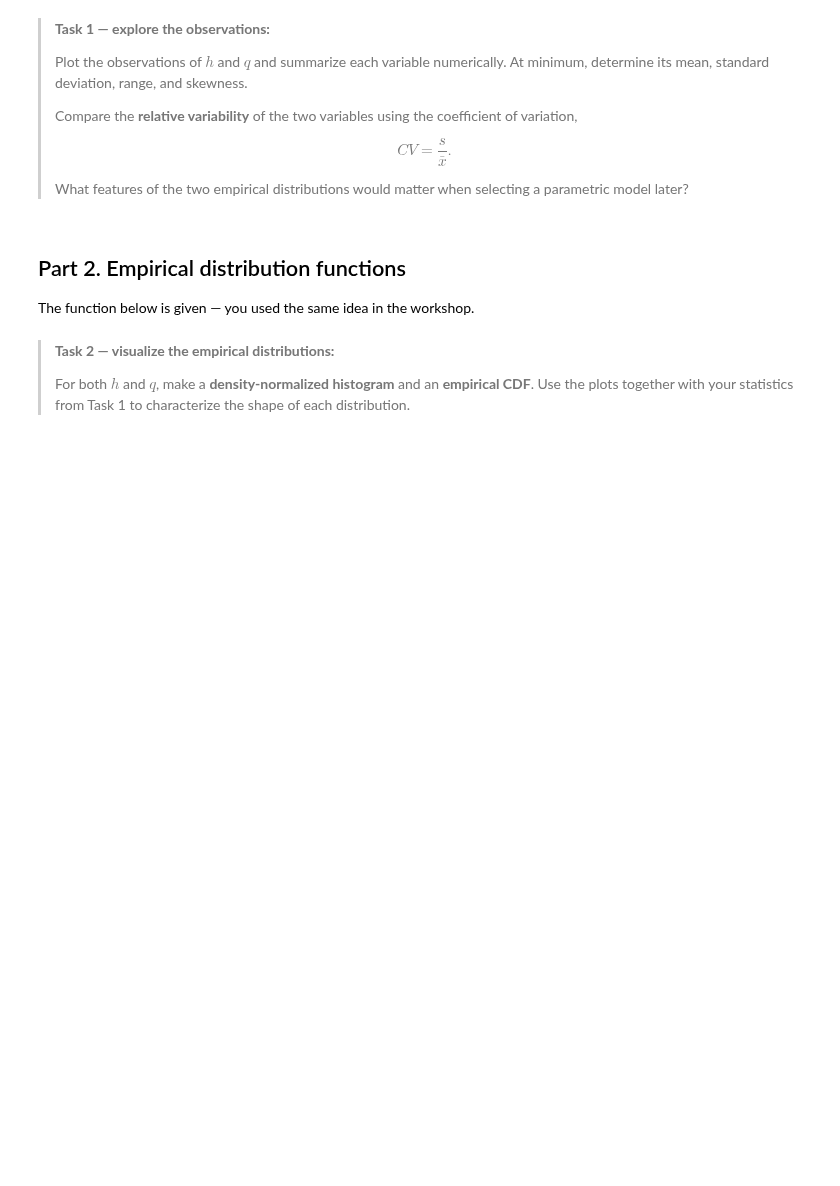
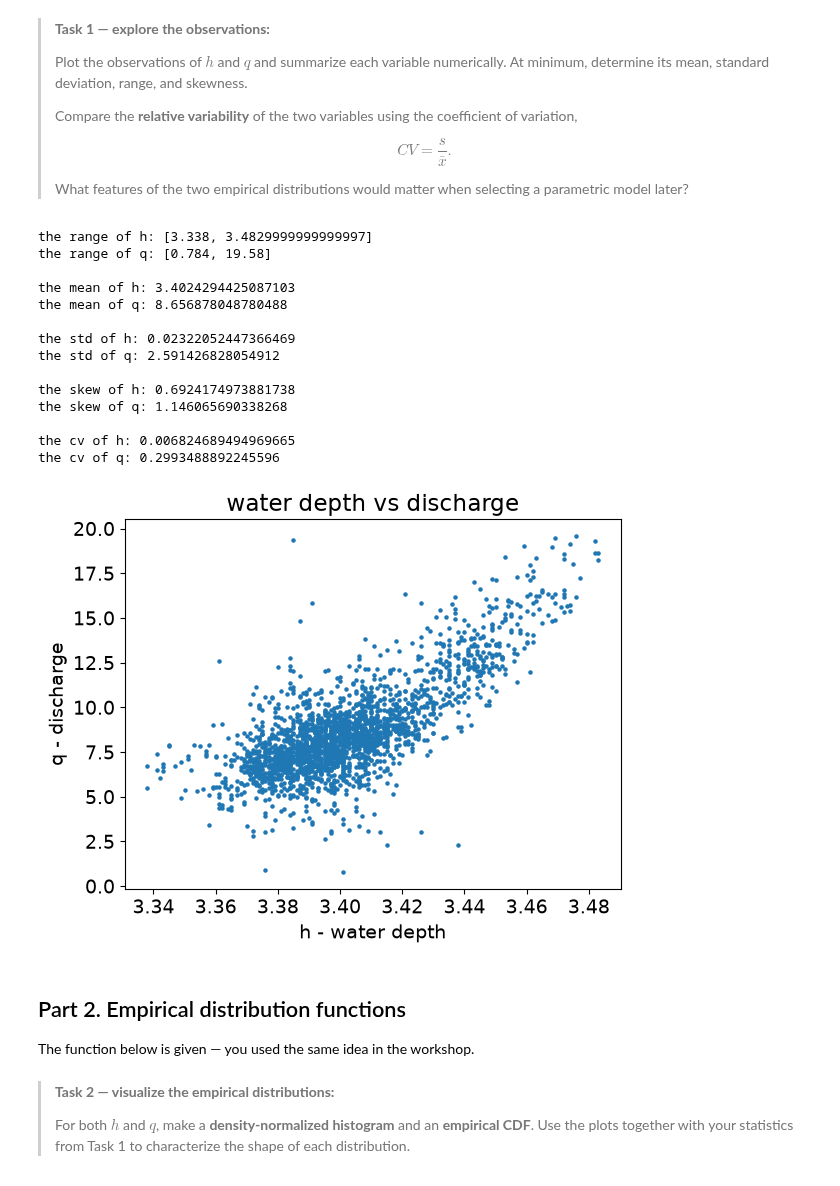
Before and after one commit to prajwalabc/GA1.4, a Jupyter notebook: GA_1.4.ipynb, the cells around one changed output. Saved outputs shown, nothing was run; the diff lists cells and outputs as text; code cells hidden in the pictures; blank space fills up the shorter version.

```diff
--- a/GA_1.4.ipynb
+++ b/GA_1.4.ipynb
@@ -69,6 +71,64 @@ h, q = np.genfromtxt('dataset_thames.csv', delimiter=',', unpack=True, skip_head
 >
 # %%
 ### YOUR CODE HERE
+plt.scatter(h, q, s=5)
+plt.xlabel('h - water depth')
+plt.ylabel('q - discharge')
+plt.title("water depth vs discharge")
+
+min_h = np.min(h)
+min_q = np.min(q)
+
+max_h = np.max(h)
+max_q = np.max(q)
+
+print(f"the range of h: [{min_h}, {max_h}]")
+print(f"the range of q: [{min_q}, {max_q}]")
+print()
+
+mean_h = np.mean(h)
+mean_q = np.mean(q)
+print(f"the mean of h: {mean_h}")
+print(f"the mean of q: {mean_q}")
+
+print()
+
+std_h = np.std(h)
+std_q = np.std(q)
+print(f"the std of h: {std_h}")
+print(f"the std of q: {std_q}")
+
+skew_h = stats.skew(h, bias=False)
+skew_q = stats.skew(q, bias=False)
+
+print()
+
+print(f"the skew of h: {skew_h}")
+print(f"the skew of q: {skew_q}")
+
+cv_h = std_h / mean_h
+cv_q = std_q / mean_q
+
+print()
+
+print(f"the cv of h: {cv_h}")
+print(f"the cv of q: {cv_q}")
+# %% [output]
+the range of h: [3.338, 3.4829999999999997]
+the range of q: [0.784, 19.58]
+
+the mean of h: 3.4024294425087103
+the mean of q: 8.656878048780488
+
+the std of h: 0.02322052447366469
+the std of q: 2.591426828054912
+
+the skew of h: 0.6924174973881738
+the skew of q: 1.146065690338268
+
+the cv of h: 0.006824689494969665
+the cv of q: 0.2993488892245596
+[figure, added]
 # %% [markdown]
 ## Part 2. Empirical distribution functions
 
```
Also changed, not shown: parts of 6 cells of this notebook.
